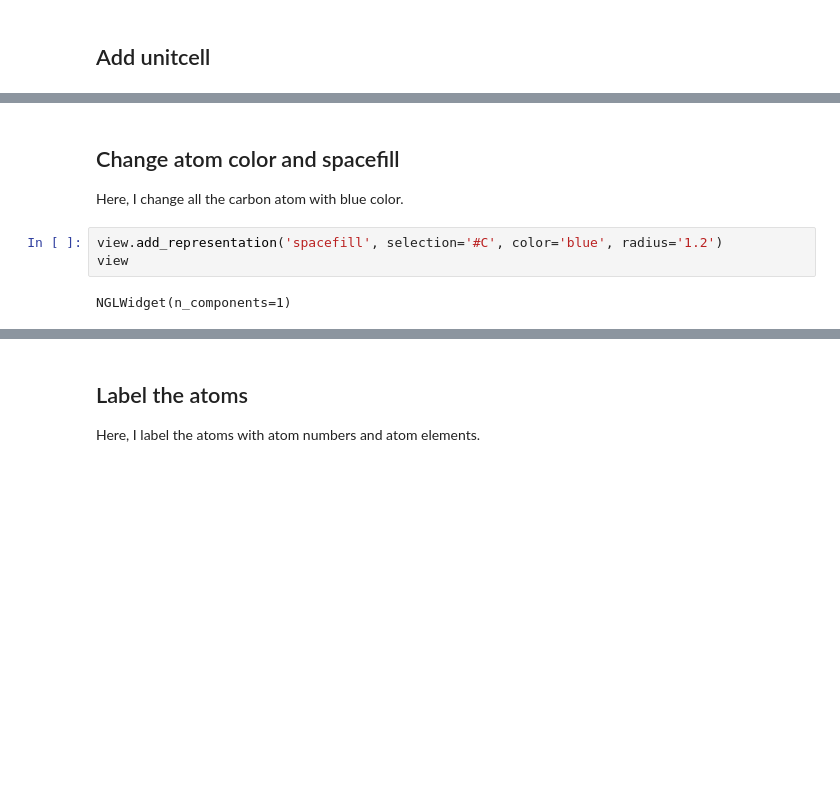
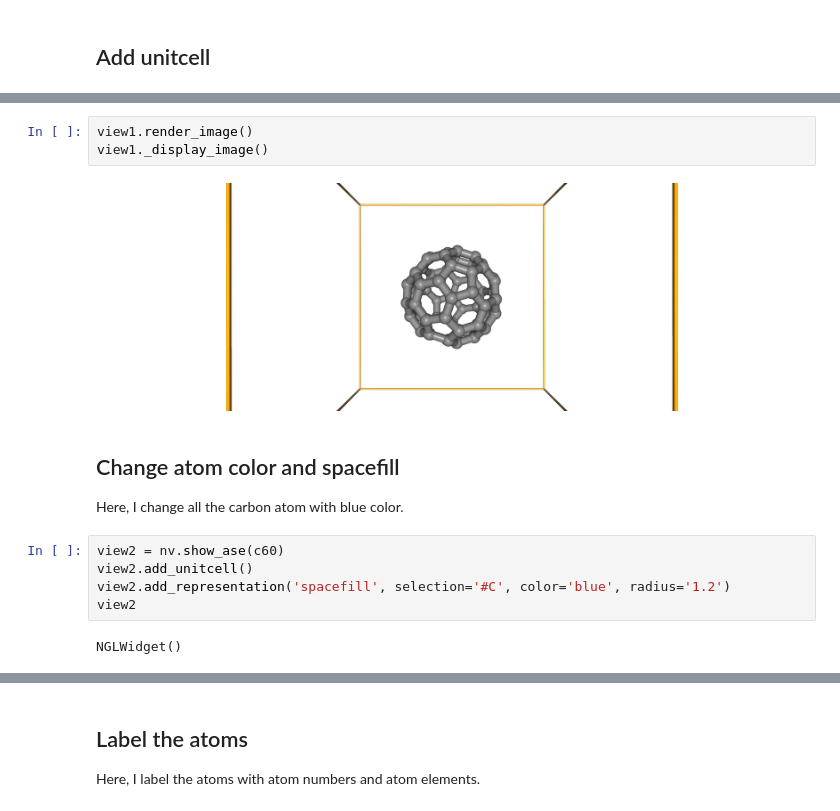
Before and after one commit to osscar-org/osscar-docs, a Jupyter notebook: notebooks/nglview_basic.ipynb, the cells around one changed output, grey strips where cells are left out. Drawn from its saved outputs; the diff is of its cells as text; blank space fills up the shorter version.

```diff
--- a/notebooks/nglview_basic.ipynb
+++ b/notebooks/nglview_basic.ipynb
@@ -37,9 +46,16 @@ NGLWidget(n_components=1)
+# %%
+view1.render_image()
+view1._display_image()
+# %% [output]
+[figure, added]
 # %% [markdown]
 ## Change atom color and spacefill
 
 Here, I change all the carbon atom with blue color.
 # %%
-view.add_representation('spacefill', selection='#C', color='blue', radius='1.2')
-view
+view2 = nv.show_ase(c60)
+view2.add_unitcell()
+view2.add_representation('spacefill', selection='#C', color='blue', radius='1.2')
+view2
 # %% [output]
-NGLWidget(n_components=1)
+NGLWidget()
```
Also changed, not shown: parts of 13 cells of this notebook, 2 other files.
